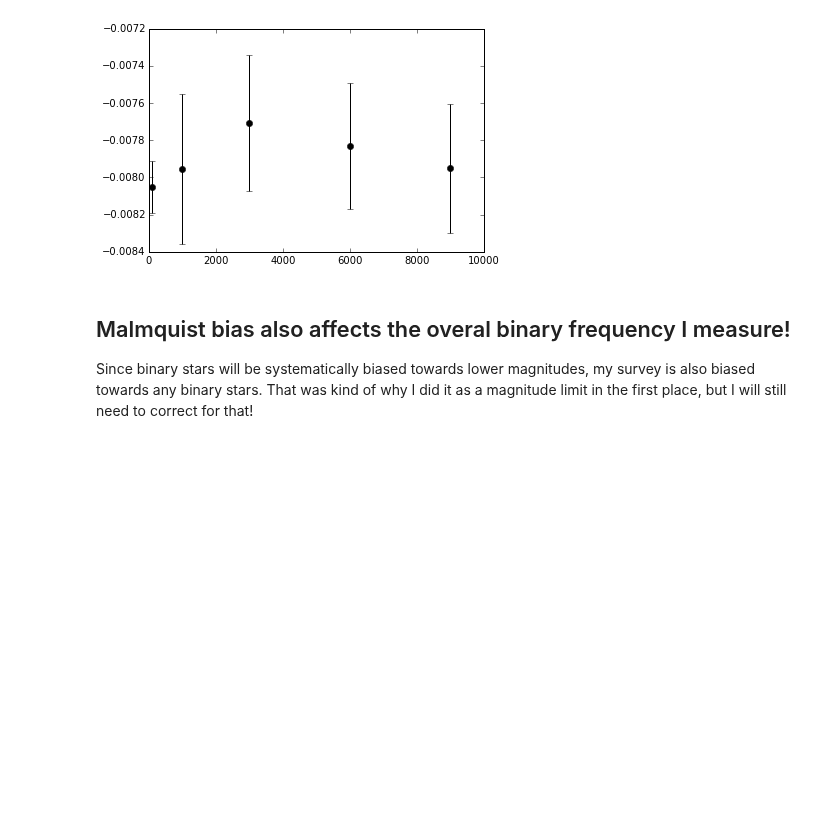
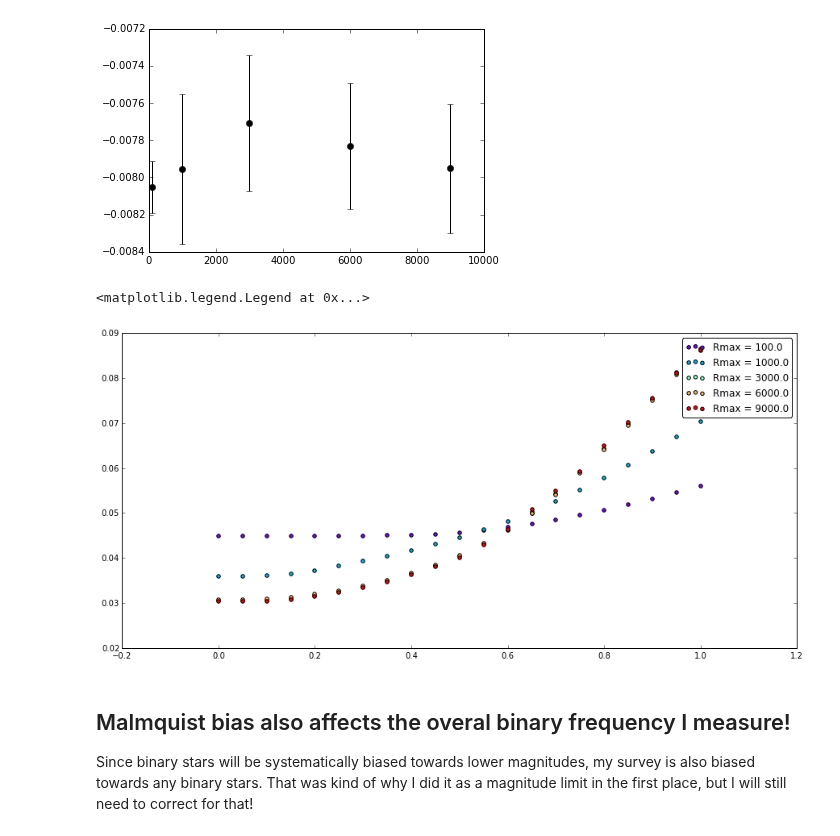
Before and after one commit to kgullikson88/BinaryInference, a Jupyter notebook: Malmquist_Bias.ipynb, the cells around one changed output. Saved outputs shown, nothing was run; the diff lists cells and outputs as text; code cells hidden in the pictures; blank space fills up the shorter version.

Commit message:
Showing plot for malmquist bias correction.

```diff
--- a/Malmquist_Bias.ipynb
+++ b/Malmquist_Bias.ipynb
@@ -280,13 +282,21 @@ Rmax_values = [100, 1000, 3000, 6000, 9000]
 fit_list = []
 fitorder = 5
 n_iter = 3
+dq = 0.05
 coeffs_list = np.empty((len(Rmax_values)*n_iter, fitorder+1))
+prob_list = np.empty((len(Rmax_values)*n_iter,int(np.ceil(1.01/dq)) ))
+prob_uperr_list = np.empty((len(Rmax_values)*n_iter,int(np.ceil(1.01/dq)) ))
+prob_lowerr_list = np.empty((len(Rmax_values)*n_iter,int(np.ceil(1.01/dq)) ))
 for i, Rmax in enumerate(Rmax_values):
     #fit_list.append([])
     for n in range(n_iter):
         print(Rmax, n)
-        fit, _, _, _, _ = get_fit(Rmax, N_total=1e7, fitorder=fitorder, dq=0.05)
+        fit, q, prob, lowerr, higherr = get_fit(Rmax, N_total=1e7, fitorder=fitorder, dq=dq)
         coeffs_list[n + i*n_iter] = fit.coeffs
+        prob_list[n + i*n_iter] = prob
+        prob_uperr_list[n + i*n_iter] = higherr
+        prob_lowerr_list[n + i*n_iter] = lowerr
+
 Rmax_list = np.array([np.ones(n_iter)*Rmax for Rmax in Rmax_values]).flatten()
 df = pd.DataFrame(data=dict(Rmax=Rmax_list, a=coeffs_list[:, 5], b=coeffs_list[:, 4],
                             c=coeffs_list[:, 3], d=coeffs_list[:, 2],
@@ -344,6 +345,18 @@ plt.xlim((0, 10000))
 # %% [output]
 (0, 10000)
 [figure]
+# %%
+import matplotlib.cm as cm
+%matplotlib inline
+fig = plt.figure(figsize=(15, 7))
+colors = iter(cm.rainbow(np.linspace(0, 1, Rmax_list.size/n_iter)))
+for i in range(0, Rmax_list.size, n_iter):
+    mean_prob = np.mean(prob_list[i:i+n_iter], axis=0)
+    plt.scatter(q, mean_prob, c=next(colors), label='Rmax = {}'.format(Rmax_list[i]))
+plt.legend(loc='best', fancybox=True)
+# %% [output]
+<matplotlib.legend.Legend at 0x...>
+[figure, added]
 # %% [markdown]
 ## Malmquist bias also affects the overal binary frequency I measure!
 Since binary stars will be systematically biased towards lower magnitudes, my survey is also biased towards any binary stars. That was kind of why I did it as a magnitude limit in the first place, but I will still need to correct for that!
```
Also changed, not shown: parts of 5 cells of this notebook.
